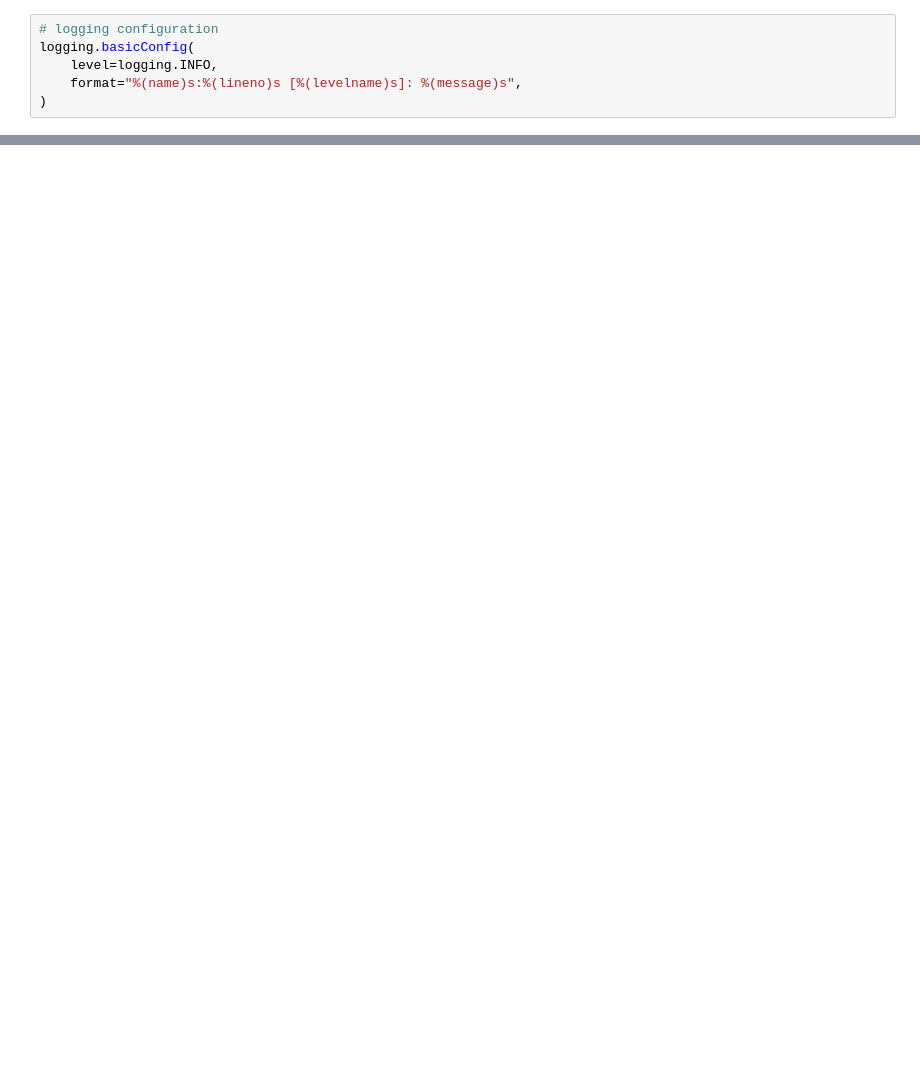
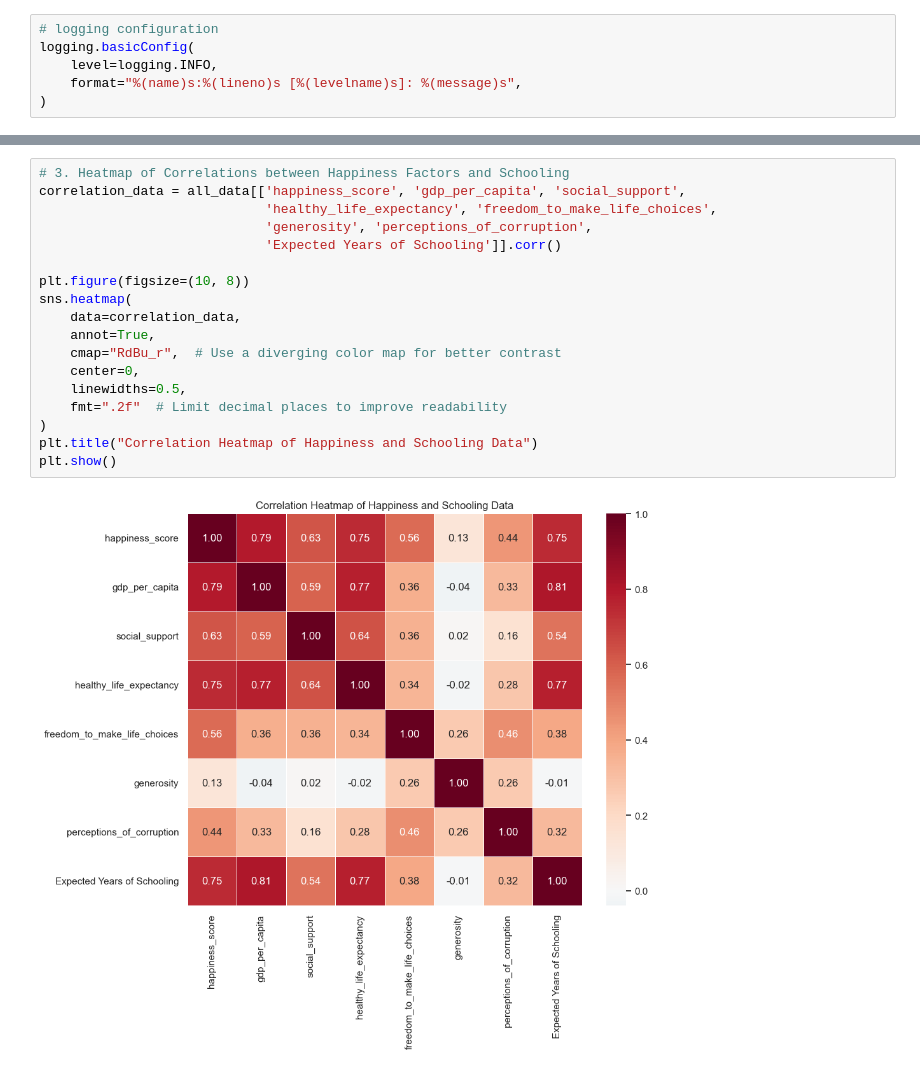
Before and after one commit to akumm2k/acim-happiness, a Jupyter notebook: src/analysis_schoolng.ipynb, the cells around one changed output, grey strips where cells are left out. Cells and saved outputs as stored; diff of their text form; blank space fills up the shorter version.

```diff
--- a/src/analysis_schoolng.ipynb
+++ b/src/analysis_schoolng.ipynb
@@ -27,0 +88,20 @@ SCHOOLING_DATA[2012]
+# %%
+# 3. Heatmap of Correlations between Happiness Factors and Schooling
+correlation_data = all_data[['happiness_score', 'gdp_per_capita', 'social_support',
+                             'healthy_life_expectancy', 'freedom_to_make_life_choices',
+                             'generosity', 'perceptions_of_corruption',
+                             'Expected Years of Schooling']].corr()
+
+plt.figure(figsize=(10, 8))
+sns.heatmap(
+    data=correlation_data,
+    annot=True,
+    cmap="RdBu_r",  # Use a diverging color map for better contrast
+    center=0,
+    linewidths=0.5,
+    fmt=".2f"  # Limit decimal places to improve readability
+)
+plt.title("Correlation Heatmap of Happiness and Schooling Data")
+plt.show()
+# %% [output]
+[figure, added]
```
Also changed, not shown: parts of 13 cells of this notebook.
